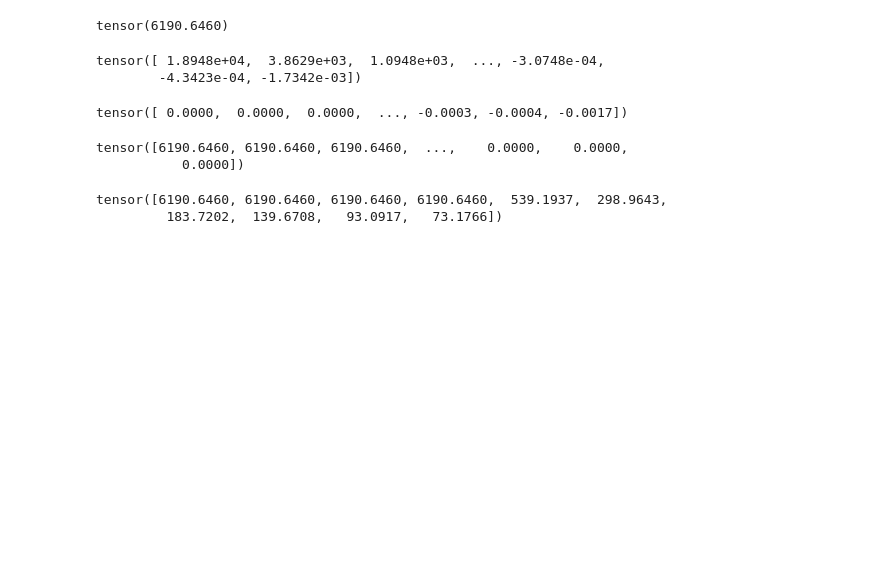
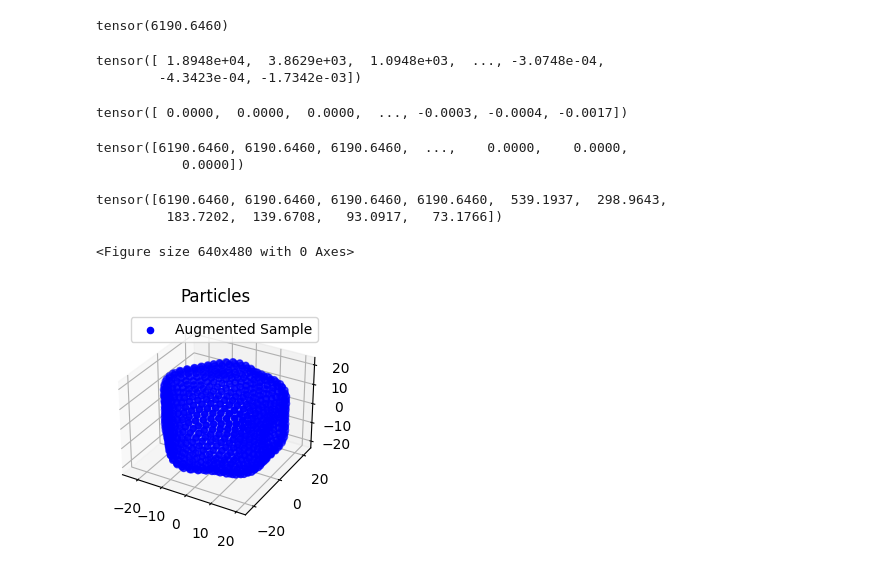
Before and after one commit to nawazishkhan1-nk/NonLinearSSM, a Jupyter notebook: temp.ipynb, the cells around one changed output. Saved outputs shown, nothing was run; the diff lists cells and outputs as text; code cells hidden in the pictures; blank space fills up the shorter version.

```diff
--- a/temp.ipynb
+++ b/temp.ipynb
@@ -61,3 +61,25 @@ eigvals_all[0:10]
 # %% [output]
 tensor([6190.6460, 6190.6460, 6190.6460, 6190.6460,  539.1937,  298.9643,
          183.7202,  139.6708,   93.0917,   73.1766])
+# %%
+import numpy as np
+import matplotlib.pyplot as plt
+def plot_correspondences(z, z_sampled):
+    plt.clf()
+    fig = plt.figure(figsize=plt.figaspect(0.5))
+    ax1 = fig.add_subplot(1, 3, 1, projection='3d')
+    ax1.set_title(r'Particles')
+    # ax1.scatter3D(z[:, 0], z[: , 1], z[:, 2], color='red', label='Shape Sample')
+    ax1.scatter3D(z_sampled[:, 0], z_sampled[: , 1], z_sampled[:, 2], color='blue', label='Augmented Sample')
+    plt.legend()
+    plt.show()
+# %%
+dir_path = '/home/sci/nawazish.khan/non-linear-ssm-experiments/supershapes/pytorch-model-NewRun-Deep-1-Aug-realnvp-non_zero_mean_anisotropic-FullSS/'
+shape_matrix = np.load(f'{dir_path}/shape_matrix_data.npy')
+augmented_data = np.load(f'{dir_path}/augmented_data.npy')
+N, M, d = shape_matrix.shape
+# %%
+plot_correspondences(shape_matrix[0, ...], augmented_data[0, ...])
+# %% [output]
+<Figure size 640x480 with 0 Axes>
+[figure, added]
```
Also changed, not shown: parts of 24 cells of this notebook, 7 other files.
